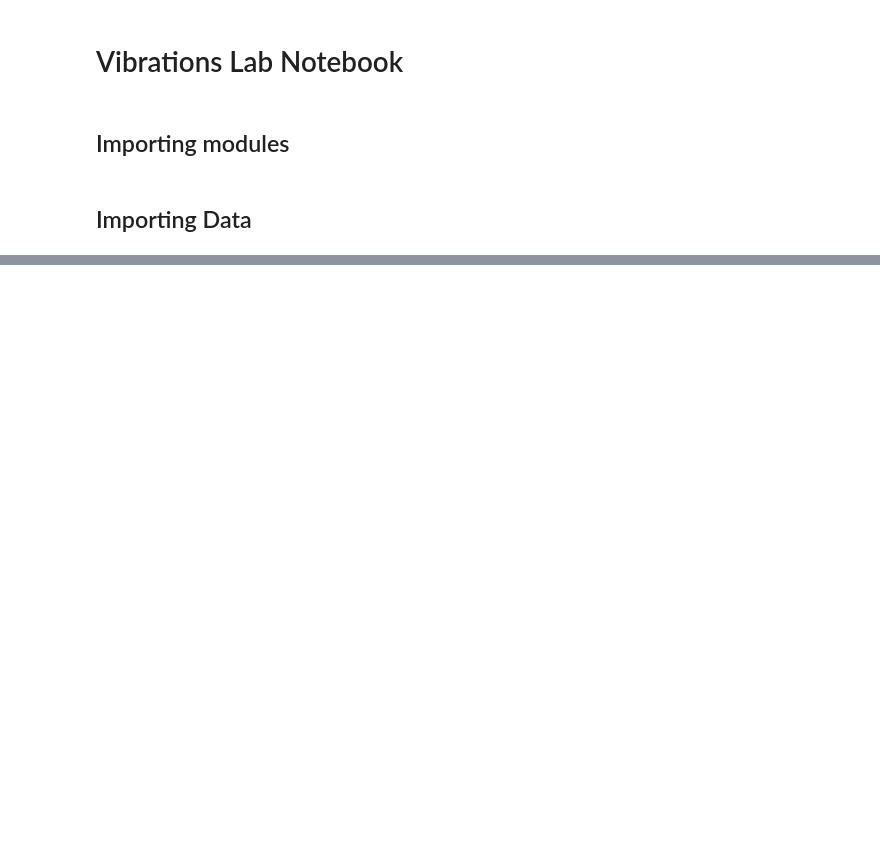
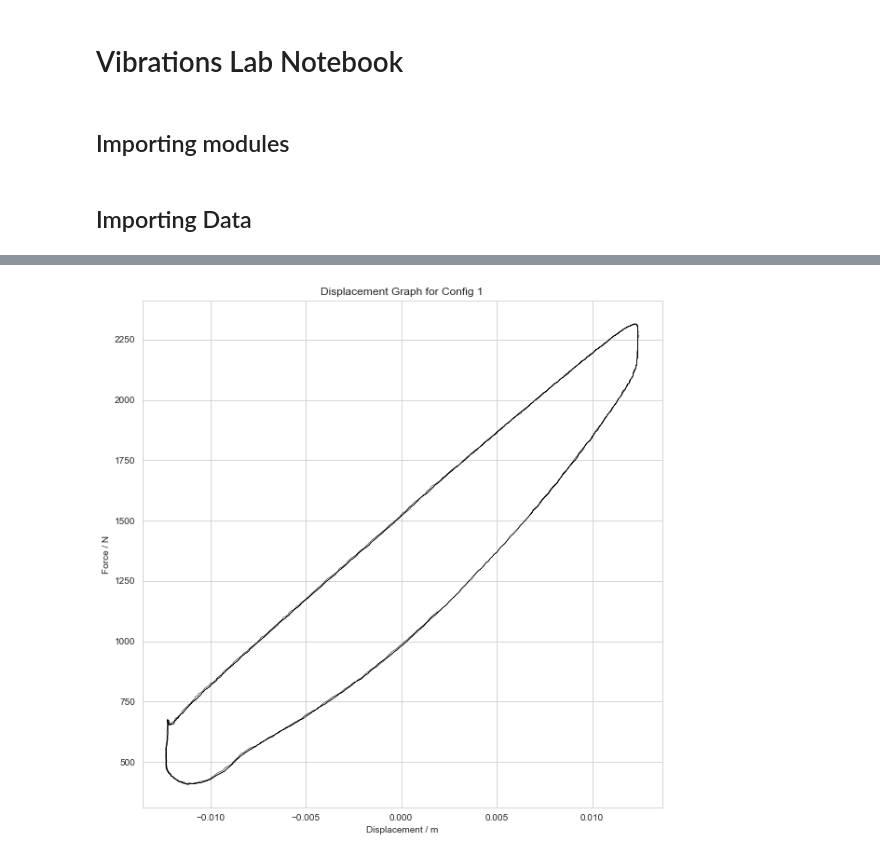
Before and after one commit to nv0id/VibrationsLab, a Jupyter notebook: src/Main.ipynb, the cells around one changed output, grey strips where cells are left out. Saved outputs shown, nothing was run; the diff lists cells and outputs as text; code cells hidden in the pictures; blank space fills up the shorter version.

```diff
--- a/src/Main.ipynb
+++ b/src/Main.ipynb
@@ -122,0 +182,10 @@ def calibration(df):
+# %%
+plt.plot(dataframes['df_0']['Displacement'],dataframes['df_0']['Force'],color='black',linewidth=0.5)
+
+plt.xlabel('Displacement / m')
+plt.title('Displacement Graph for Config 1')
+plt.ylabel('Force / N')
+plt.savefig('./Displacement Graph for config 1.jpg')
+plt.show()
+# %% [output]
+[figure, added]
```
Also changed, not shown: parts of 16 cells of this notebook, 11 other files.
